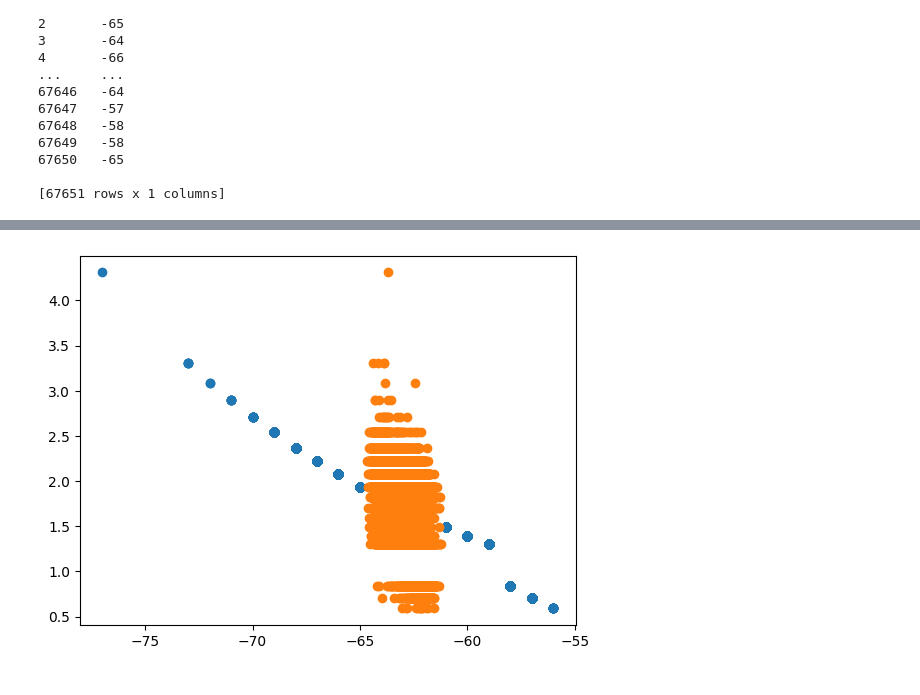
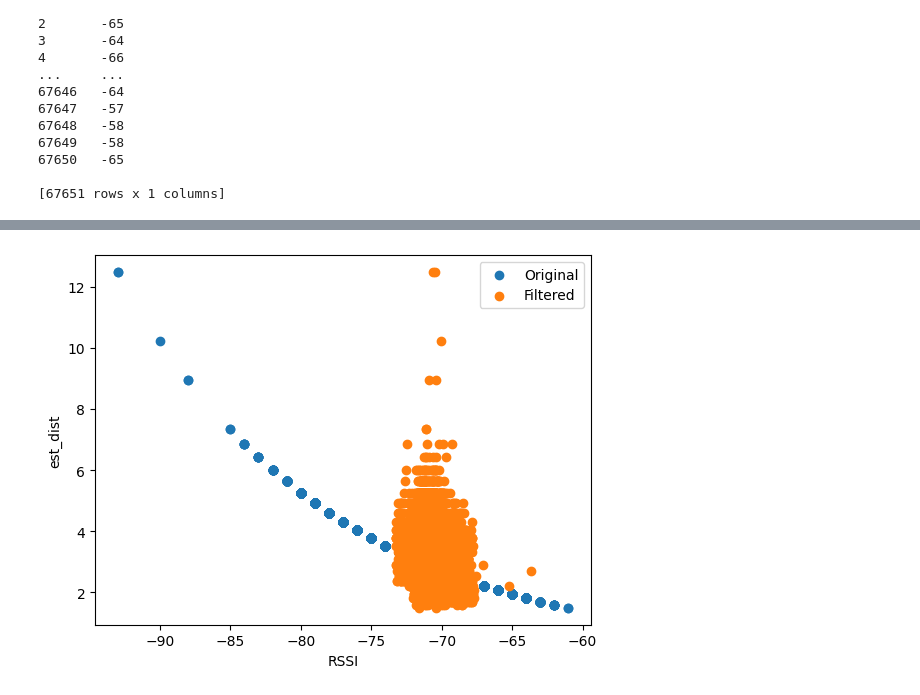
Before and after one commit to sanchaehwa/RSSI_Speed_Estimation, a Jupyter notebook: data_preprocessing.ipynb, the cells around one changed output, grey strips where cells are left out. Cells and saved outputs as stored; diff of their text form; code cells hidden in the pictures.

```diff
--- a/data_preprocessing.ipynb
+++ b/data_preprocessing.ipynb
@@ -74,0 +89,20 @@ plt.grid('true')
+# %%
+rssi_data = df[['rssi']]
+est_distance = df[['est_dist']]
+
+# 선형 회귀 모델 생성 및 학습
+model = LinearRegression().fit(est_distance,rssi_data)
+
+# 회귀선을 위한 예측값 생성
+rssi_pred = model.predict(est_distance)
+
+# 원래 RSSI 데이터와 회귀선 그리기
+plt.scatter(est_distance, rssi_data, color='black')
+plt.plot(est_distance, rssi_pred, color='blue', linewidth=2)
+
+# x축, y축 라벨 및 그래프 제목 설정
+plt.xlabel('Estimated Distance')
+plt.ylabel('RSSI')
+plt.title('Linear Regression of RSSI on Estimated Distance')
+
+plt.show()
@@ -75,35 +111,33 @@ plt.grid('true')
 # %%
 import pandas as pd
+import matplotlib.pyplot as plt
+import numpy as np
 
 class KalmanFilter():
-    def __init__(self, processNoise=0.005, measurementNoise=20):
-        self.isInitialized = False
-        self.processNoise = processNoise
-        self.measurementNoise = measurementNoise
-        self.predictedRSSI = 0
-        self.errorCovariance = 0
+    def __init__(self):
+        self.Q = 1e-5  # Process noise covariance
+        self.R = 0.1  # Measurement noise covariance
+        self.x = 0  # Initial state (RSSI)
+        self.P = 1  # Initial state covariance
 
-    def filtering(self, rssi):
-        if not self.isInitialized:
-            self.isInitialized = True
-            priorRSSI = rssi
-            priorErrorCovariance = 1
-        else:
-            priorRSSI = self.predictedRSSI
-            priorErrorCovariance = self.errorCovariance + self.processNoise
+    def filtering(self, measurement):
+        # Prediction
+        x_pred = self.x
+        P_pred = self.P + self.Q
 
-        kalmanGain = priorErrorCovariance / (priorErrorCovariance + self.measurementNoise)
-        self.predictedRSSI = priorRSSI + (kalmanGain * (rssi - priorRSSI))
-        self.errorCovariance = (1 - kalmanGain) * priorErrorCovariance
+        # Update
+        K = P_pred / (P_pred + self.R)
+        self.x = x_pred + K * (measurement - x_pred)
+        self.P = (1 - K) * P_pred
 
-        return self.predictedRSSI
-
+        return self.x
 def apply_kalman_filter(file_path):
     # Read CSV file into a DataFrame
-    df =  pd.read_csv(path + '/rssi_data.csv')
+    df =  pd.read_csv(file_path + 'rssi_data.csv')
 
-    # Extract the 'rssi' column from the DataFrame
+    # Extract the 'rssi' and 'est_dist' columns from the DataFrame
     rssi_data = df['rssi'].tolist()
+    est_dist_data = df['est_dist'].tolist()
 
     # Kalman filter initialization
     kalman = KalmanFilter()
@@ -111,11 +145,25 @@ def apply_kalman_filter(file_path):
     # Apply Kalman filter to the RSSI data
     filtered_rssi = [kalman.filtering(rssi) for rssi in rssi_data]
 
+    # Print the number of preprocessed data
+    print("Number of Preprocessed Data:", len(filtered_rssi))
+
+    # Apply zero padding to the filtered data
+    max_len = max(len(rssi_data), len(filtered_rssi))
+    rssi_data = np.pad(rssi_data, (0, max_len - len(rssi_data)), 'constant')
+    filtered_rssi = np.pad(filtered_rssi, (0, max_len - len(filtered_rssi)), 'constant')
+
     # Output results
     print("Original RSSI Values:", rssi_data)
-    plt.scatter(rssi_data, est_dist)
-    print("Filtered RSSI Values:", filtered_rssi)
-    plt.scatter(filtered_rssi, est_dist)
+    print("Filtered (and zero-padded) RSSI Values:", filtered_rssi)
+
+    # Plotting the data
+    plt.scatter(rssi_data, est_dist_data, label='Original')
+    plt.scatter(filtered_rssi, est_dist_data, label='Filtered')
+    plt.xlabel('RSSI')
+    plt.ylabel('est_dist')
+    plt.legend()
+    plt.show()
 
 # Specify the correct file path
 file_path = '/Users/hwayeong/Desktop/RSSI_Speed_Estimation/RSSI_Speed_Estimation/data/'
@@ -126 +176 @@ Filtered RSSI Values: [-64.0, -63.90863543927017, -63.95656288536284, -63.958400
-[figure, old version]
+[figure, new version]
```
Also changed, not shown: parts of 7 cells of this notebook, 6 other files.
